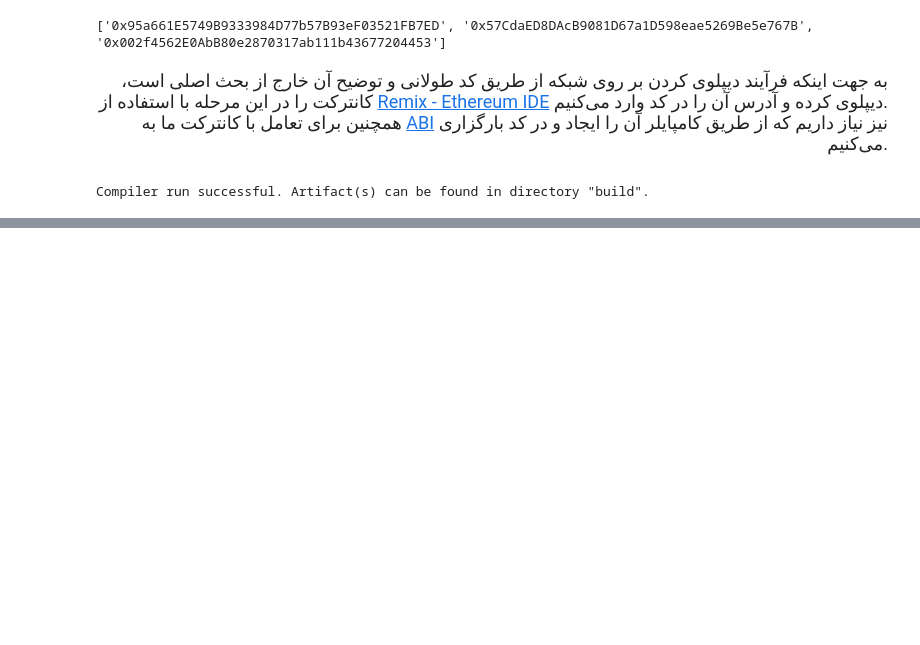
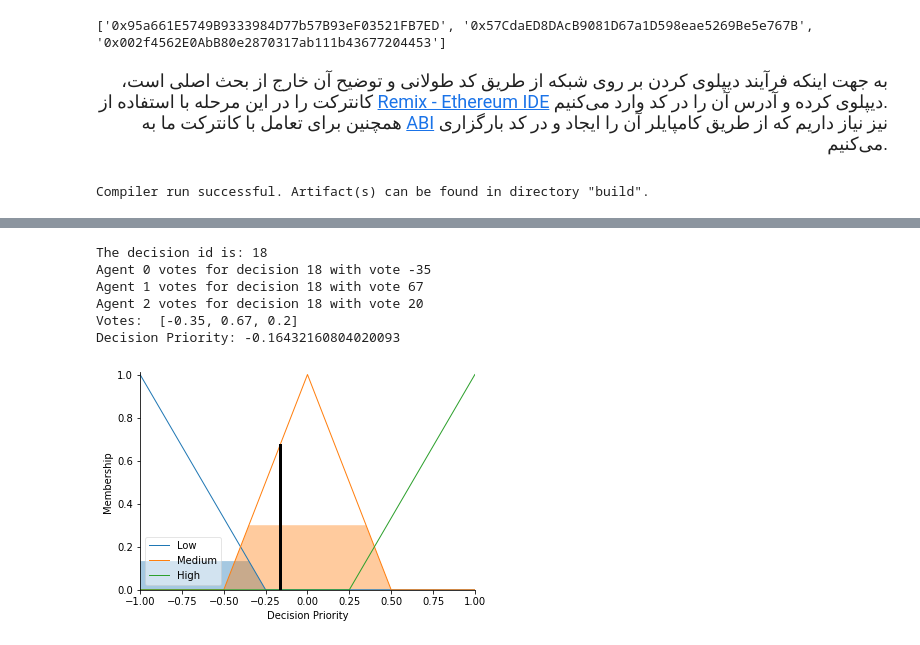
Before and after one commit to ahbanavi/blockchain-fuzzy-voting, a Jupyter notebook: src/main.ipynb, the cells around one changed output, grey strips where cells are left out. Cells and saved outputs as stored; diff of their text form; code cells hidden in the pictures; blank space fills up the shorter version.

```diff
--- a/src/main.ipynb
+++ b/src/main.ipynb
@@ -340,0 +487,10 @@ decision_priority.view(sim=compute)
+# %%
+full_steps()
+# %% [output]
+The decision id is: 18
+Agent 0 votes for decision 18 with vote -35
+Agent 1 votes for decision 18 with vote 67
+Agent 2 votes for decision 18 with vote 20
+Votes:  [-0.35, 0.67, 0.2]
+Decision Priority: -0.16432160804020093
+[figure, added]
```
Also changed, not shown: parts of 20 cells of this notebook, 1 other file.
